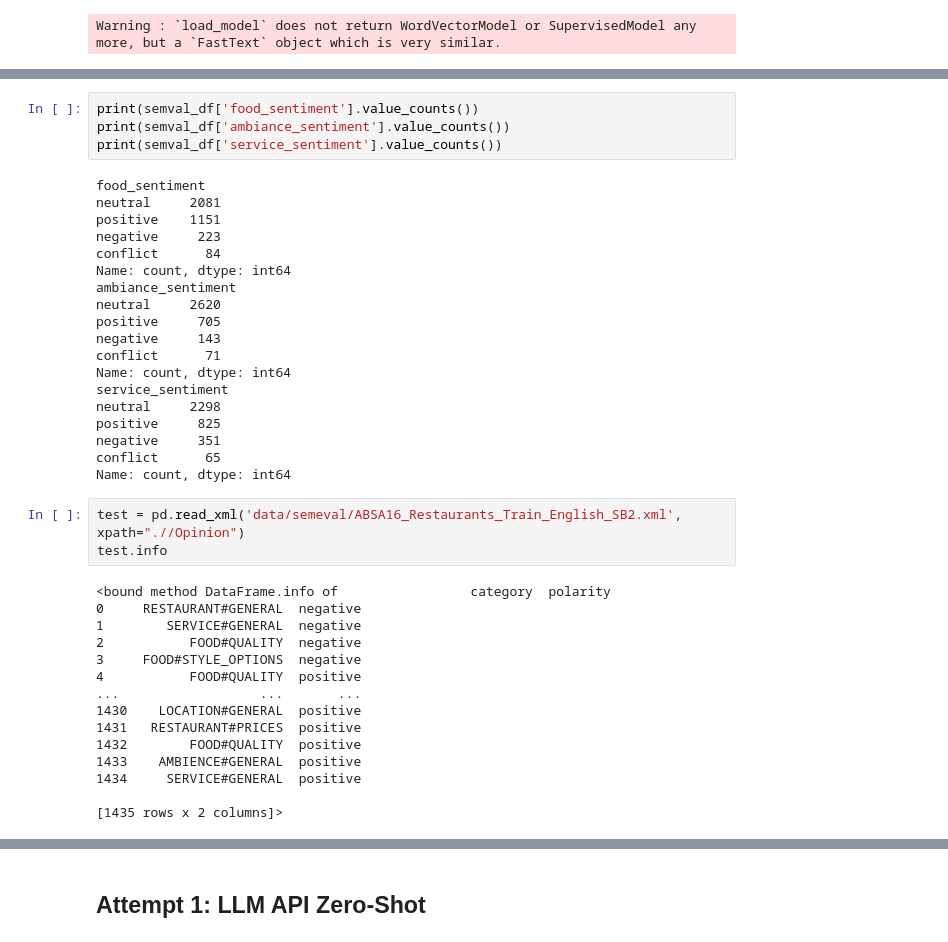
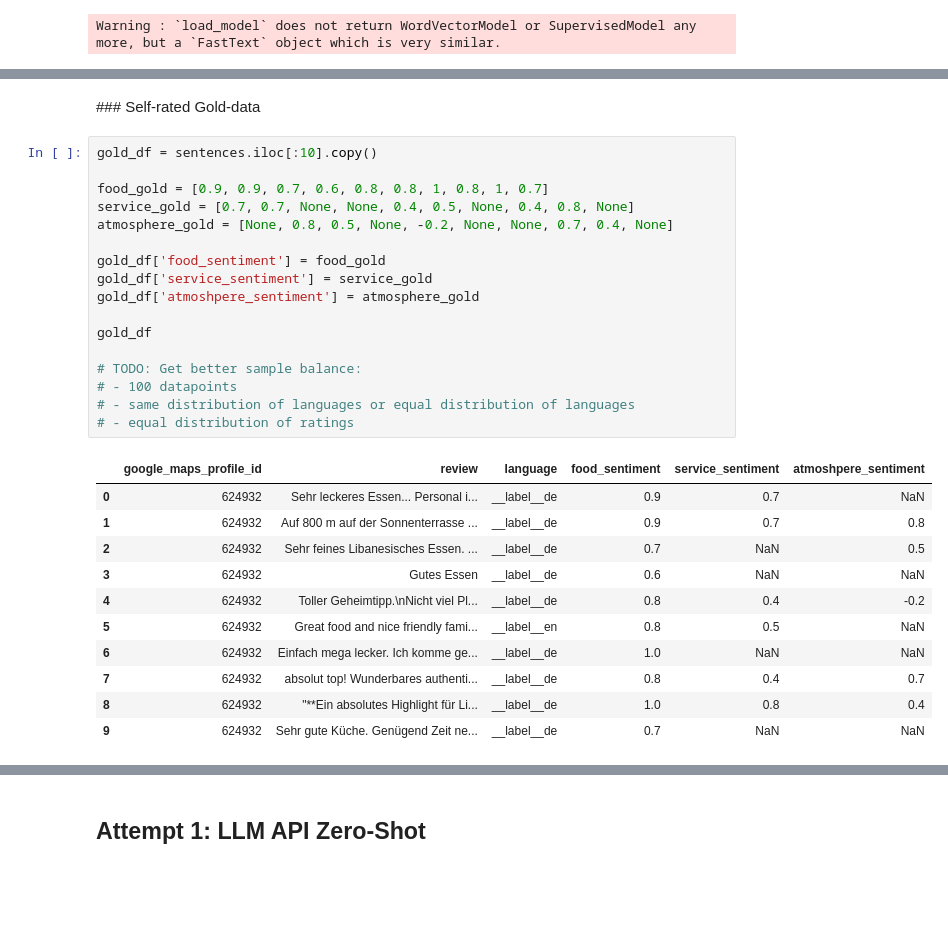
Before and after one commit to targetsm/google_reviews_sentiment, a Jupyter notebook: notebook.ipynb, the cells around one changed output, grey strips where cells are left out. Cells and saved outputs as stored; diff of their text form; blank space fills up the shorter version.

```diff
--- a/notebook.ipynb
+++ b/notebook.ipynb
@@ -237,41 +95,31 @@ se16_ru_rest_train_task2.xml
-# %%
-print(semval_df['food_sentiment'].value_counts())
-print(semval_df['ambiance_sentiment'].value_counts())
-print(semval_df['service_sentiment'].value_counts())
-# %% [output]
-food_sentiment
-neutral     2081
-positive    1151
-negative     223
-conflict      84
-Name: count, dtype: int64
-ambiance_sentiment
-neutral     2620
-positive     705
-negative     143
-conflict      71
-Name: count, dtype: int64
-service_sentiment
-neutral     2298
-positive     825
-negative     351
-conflict      65
-Name: count, dtype: int64
-# %%
-test = pd.read_xml('data/semeval/ABSA16_Restaurants_Train_English_SB2.xml', xpath=".//Opinion")
-test.info
-# %% [output]
-<bound method DataFrame.info of                 category  polarity
-0     RESTAURANT#GENERAL  negative
-1        SERVICE#GENERAL  negative
-2           FOOD#QUALITY  negative
-3     FOOD#STYLE_OPTIONS  negative
-4           FOOD#QUALITY  positive
-...                  ...       ...
-1430    LOCATION#GENERAL  positive
-1431   RESTAURANT#PRICES  positive
-1432        FOOD#QUALITY  positive
-1433    AMBIENCE#GENERAL  positive
-1434     SERVICE#GENERAL  positive
-
-[1435 rows x 2 columns]>
+# %% [markdown]
+### Self-rated Gold-data
+# %%
+gold_df = sentences.iloc[:10].copy()
+
+food_gold = [0.9, 0.9, 0.7, 0.6, 0.8, 0.8, 1, 0.8, 1, 0.7]
+service_gold = [0.7, 0.7, None, None, 0.4, 0.5, None, 0.4, 0.8, None]
+atmosphere_gold = [None, 0.8, 0.5, None, -0.2, None, None, 0.7, 0.4, None]
+
+gold_df['food_sentiment'] = food_gold
+gold_df['service_sentiment'] = service_gold
+gold_df['atmoshpere_sentiment'] = atmosphere_gold
+
+gold_df
+
+# TODO: Get better sample balance:
+# - 100 datapoints
+# - same distribution of languages or equal distribution of languages
+# - equal distribution of ratings
+# %% [output]
+|  | google_maps_profile_id | review | language | food_sentiment | service_sentiment | atmoshpere_sentiment |
+| 0 | 624932 | Sehr leckeres Essen... Personal i... | __label__de | 0.9 | 0.7 | NaN |
+| 1 | 624932 | Auf 800 m auf der Sonnenterrasse ... | __label__de | 0.9 | 0.7 | 0.8 |
+| 2 | 624932 | Sehr feines Libanesisches Essen. ... | __label__de | 0.7 | NaN | 0.5 |
+| 3 | 624932 | Gutes Essen | __label__de | 0.6 | NaN | NaN |
+| 4 | 624932 | Toller Geheimtipp.\nNicht viel Pl... | __label__de | 0.8 | 0.4 | -0.2 |
+| 5 | 624932 | Great food and nice friendly fami... | __label__en | 0.8 | 0.5 | NaN |
+| 6 | 624932 | Einfach mega lecker. Ich komme ge... | __label__de | 1.0 | NaN | NaN |
+| 7 | 624932 | absolut top! Wunderbares authenti... | __label__de | 0.8 | 0.4 | 0.7 |
+| 8 | 624932 | "**Ein absolutes Highlight für Li... | __label__de | 1.0 | 0.8 | 0.4 |
+| 9 | 624932 | Sehr gute Küche. Genügend Zeit ne... | __label__de | 0.7 | NaN | NaN |
```
Also changed, not shown: parts of 17 cells of this notebook.
